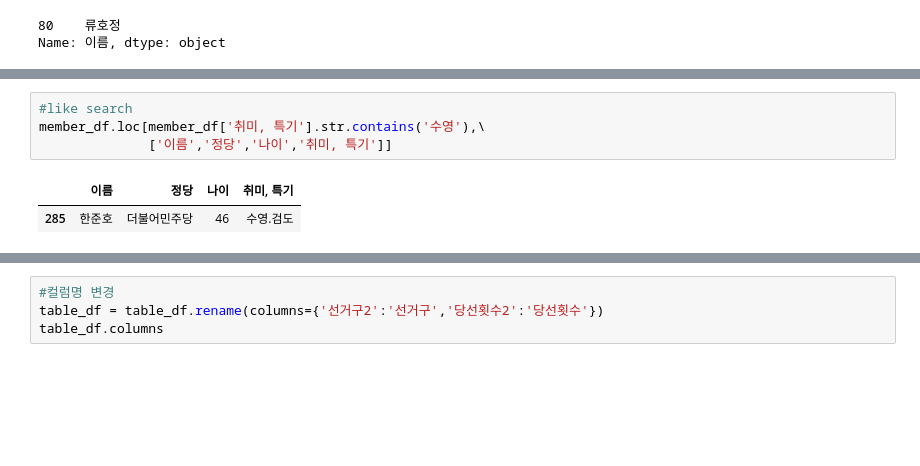
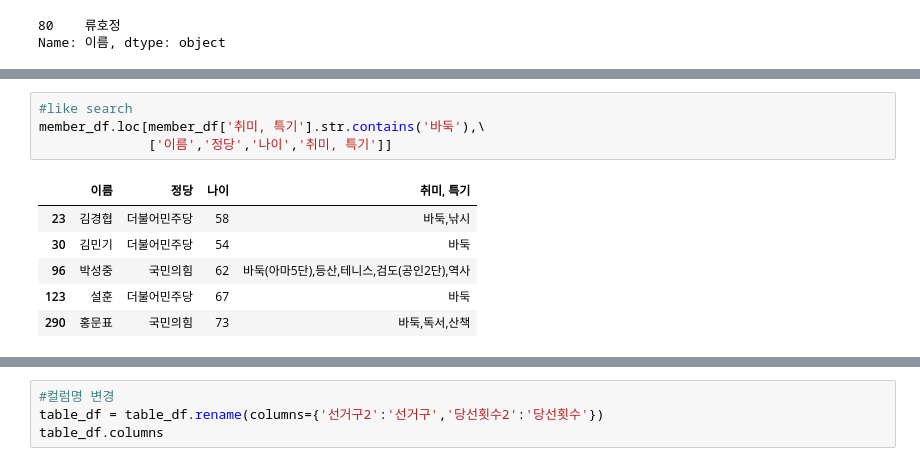
Before and after one commit to vega2k/webscraping_datascience, a Jupyter notebook: 5.국회의원현황_스크래핑_분석_시각화_저장.ipynb, the cells around one changed output, grey strips where cells are left out. Drawn from its saved outputs; the diff is of its cells as text; blank space fills up the shorter version.

```diff
--- a/5.국회의원현황_스크래핑_분석_시각화_저장.ipynb
+++ b/5.국회의원현황_스크래핑_분석_시각화_저장.ipynb
@@ -825,11 +857,15 @@ member_df['취미, 특기'].value_counts()
 Name: 취미, 특기, dtype: int64
 # %%
 #like search
-member_df.loc[member_df['취미, 특기'].str.contains('수영'),\
+member_df.loc[member_df['취미, 특기'].str.contains('바둑'),\
               ['이름','정당','나이','취미, 특기']]
 # %% [output]
 |  | 이름 | 정당 | 나이 | 취미, 특기 |
-| 285 | 한준호 | 더불어민주당 | 46 | 수영.검도 |
+| 23 | 김경협 | 더불어민주당 | 58 | 바둑,낚시 |
+| 30 | 김민기 | 더불어민주당 | 54 | 바둑 |
+| 96 | 박성중 | 국민의힘 | 62 | 바둑(아마5단),등산,테니스,검도(공인2단),역사 |
+| 123 | 설훈 | 더불어민주당 | 67 | 바둑 |
+| 290 | 홍문표 | 국민의힘 | 73 | 바둑,독서,산책 |
 # %%
 ### DB에 저장
 member_df.columns
```
Also changed, not shown: parts of 26 cells of this notebook, 1 other file.
